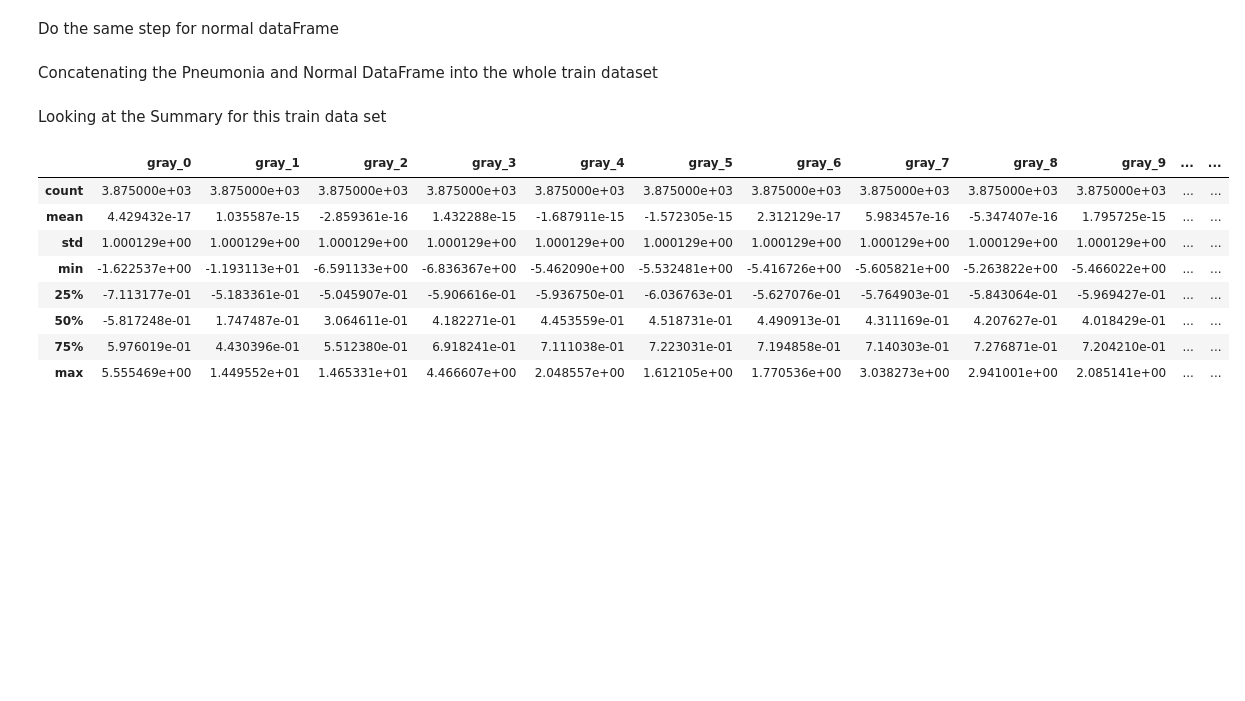
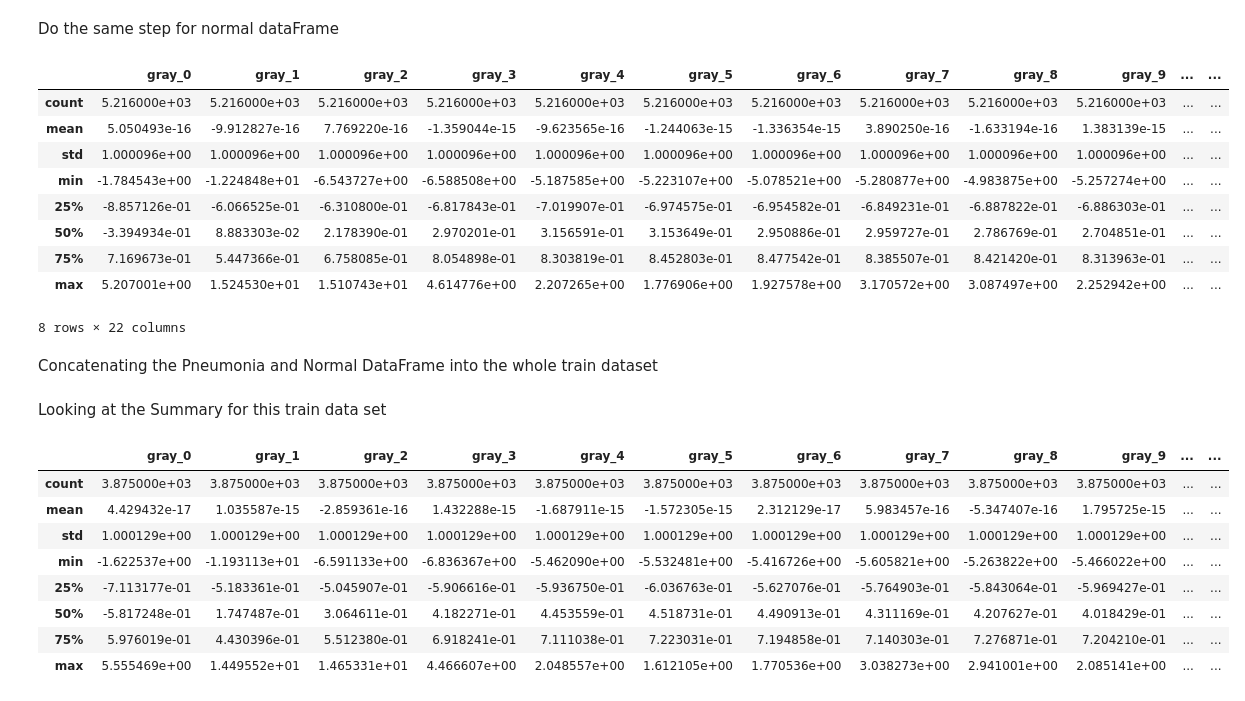
Before and after one commit to shengbokw/chest_xray, a Jupyter notebook: EDA_chest_xray.ipynb, the cells around one changed output. Saved outputs shown, nothing was run; the diff lists cells and outputs as text; code cells hidden in the pictures; blank space fills up the shorter version.

```diff
--- a/EDA_chest_xray.ipynb
+++ b/EDA_chest_xray.ipynb
@@ -47,3 +112,16 @@ train = pd.concat([pne_centered_df, nor_centered_df], ignore_index=True)
+# %%
+train_centered_df.describe()
+# %% [output]
+|  | gray_0 | gray_1 | gray_2 | gray_3 | gray_4 | gray_5 | gray_6 | gray_7 | gray_8 | gray_9 | ... | ... |
+| count | 5.216000e+03 | 5.216000e+03 | 5.216000e+03 | 5.216000e+03 | 5.216000e+03 | 5.216000e+03 | 5.216000e+03 | 5.216000e+03 | 5.216000e+03 | 5.216000e+03 | ... | ... |
+| mean | 5.050493e-16 | -9.912827e-16 | 7.769220e-16 | -1.359044e-15 | -9.623565e-16 | -1.244063e-15 | -1.336354e-15 | 3.890250e-16 | -1.633194e-16 | 1.383139e-15 | ... | ... |
+| std | 1.000096e+00 | 1.000096e+00 | 1.000096e+00 | 1.000096e+00 | 1.000096e+00 | 1.000096e+00 | 1.000096e+00 | 1.000096e+00 | 1.000096e+00 | 1.000096e+00 | ... | ... |
+| min | -1.784543e+00 | -1.224848e+01 | -6.543727e+00 | -6.588508e+00 | -5.187585e+00 | -5.223107e+00 | -5.078521e+00 | -5.280877e+00 | -4.983875e+00 | -5.257274e+00 | ... | ... |
+| 25% | -8.857126e-01 | -6.066525e-01 | -6.310800e-01 | -6.817843e-01 | -7.019907e-01 | -6.974575e-01 | -6.954582e-01 | -6.849231e-01 | -6.887822e-01 | -6.886303e-01 | ... | ... |
+| 50% | -3.394934e-01 | 8.883303e-02 | 2.178390e-01 | 2.970201e-01 | 3.156591e-01 | 3.153649e-01 | 2.950886e-01 | 2.959727e-01 | 2.786769e-01 | 2.704851e-01 | ... | ... |
+| 75% | 7.169673e-01 | 5.447366e-01 | 6.758085e-01 | 8.054898e-01 | 8.303819e-01 | 8.452803e-01 | 8.477542e-01 | 8.385507e-01 | 8.421420e-01 | 8.313963e-01 | ... | ... |
+| max | 5.207001e+00 | 1.524530e+01 | 1.510743e+01 | 4.614776e+00 | 2.207265e+00 | 1.776906e+00 | 1.927578e+00 | 3.170572e+00 | 3.087497e+00 | 2.252942e+00 | ... | ... |
+8 rows × 22 columns
 # %% [markdown]
 Concatenating the Pneumonia and Normal DataFrame into the whole train dataset
 # %%
```
Also changed, not shown: parts of 30 cells of this notebook, 5 other files.
